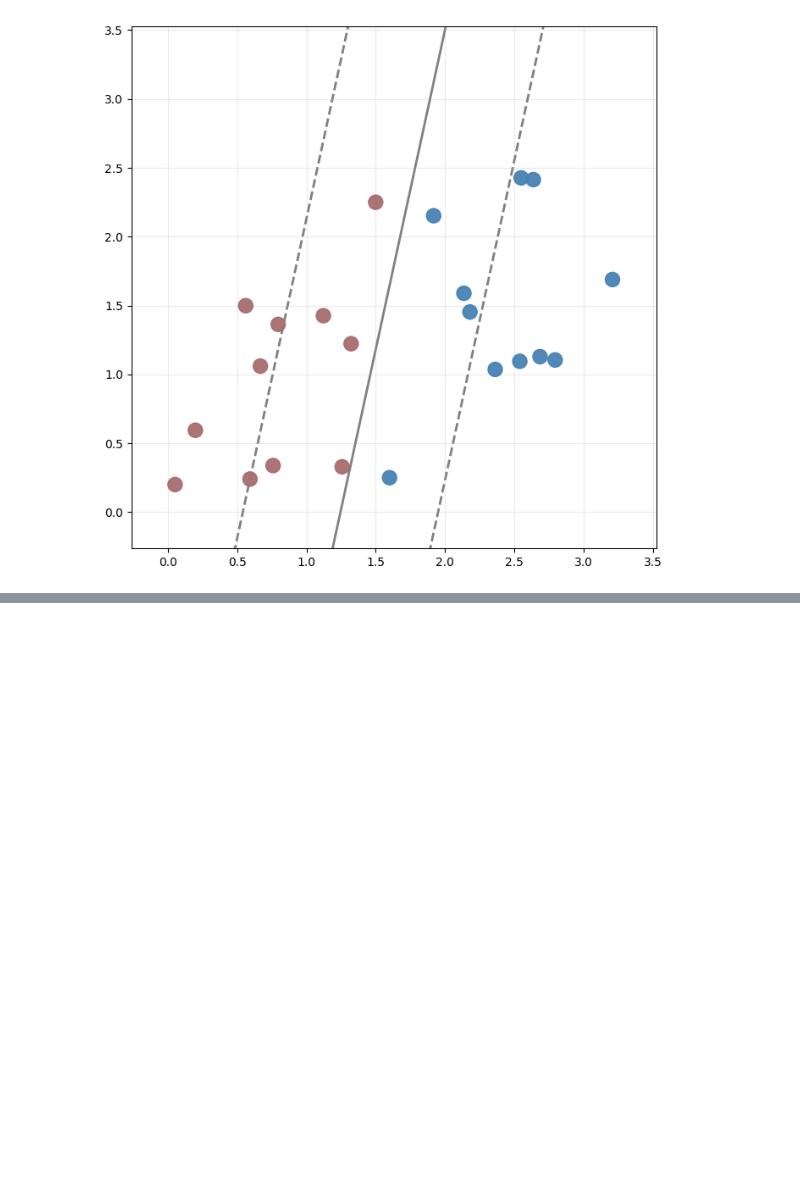
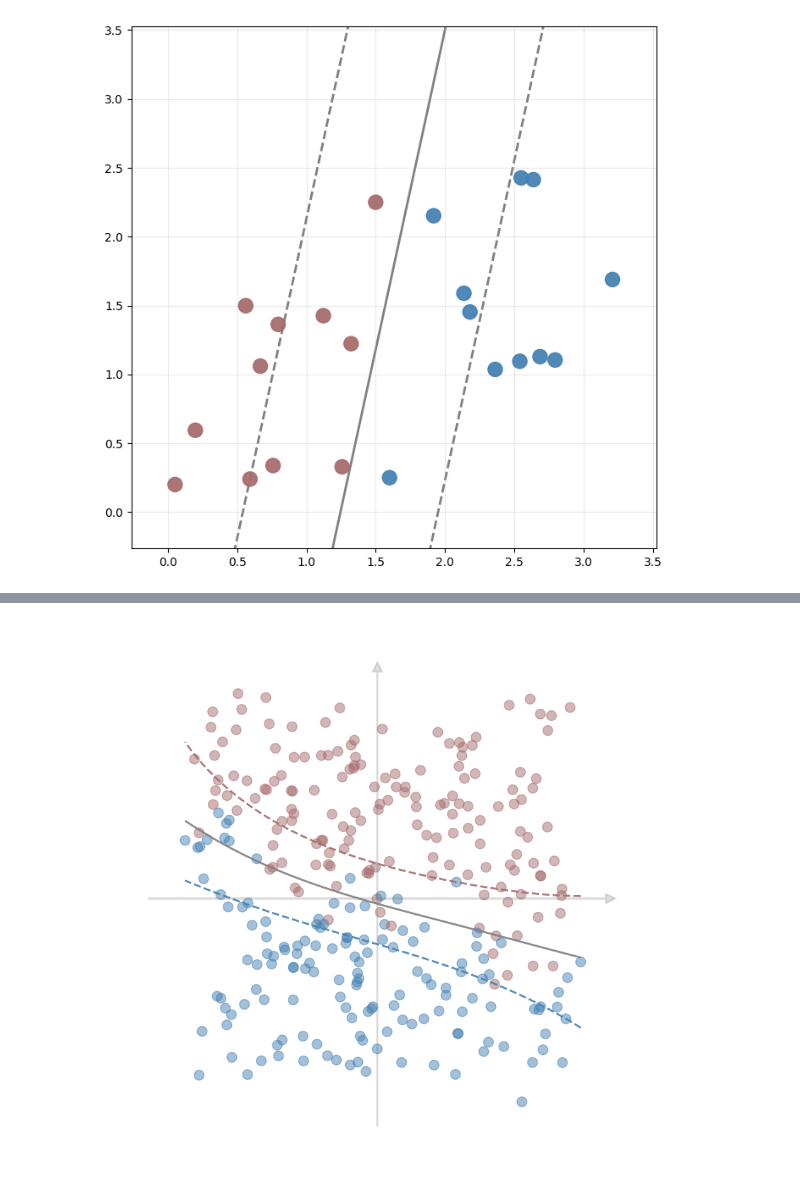
Before and after one commit to rohanxavier33/SVM, a Jupyter notebook: svm.ipynb, the cells around one changed output, grey strips where cells are left out. Drawn from its saved outputs; the diff is of its cells as text; code cells hidden in the pictures; blank space fills up the shorter version.

```diff
--- a/svm.ipynb
+++ b/svm.ipynb
@@ -161,0 +166,9 @@ linear_plot(X, y, w=w, b=b)
+# %%
+from sklearn.svm import SVC
+
+nlsvm= SVC(C=1.0, kernel='rbf', gamma='auto').fit(X, y)
+
+
+nonlinear_plot(X, y, nlsvm)
+# %% [output]
+[figure, added]
```
Also changed, not shown: parts of 2 cells of this notebook.
